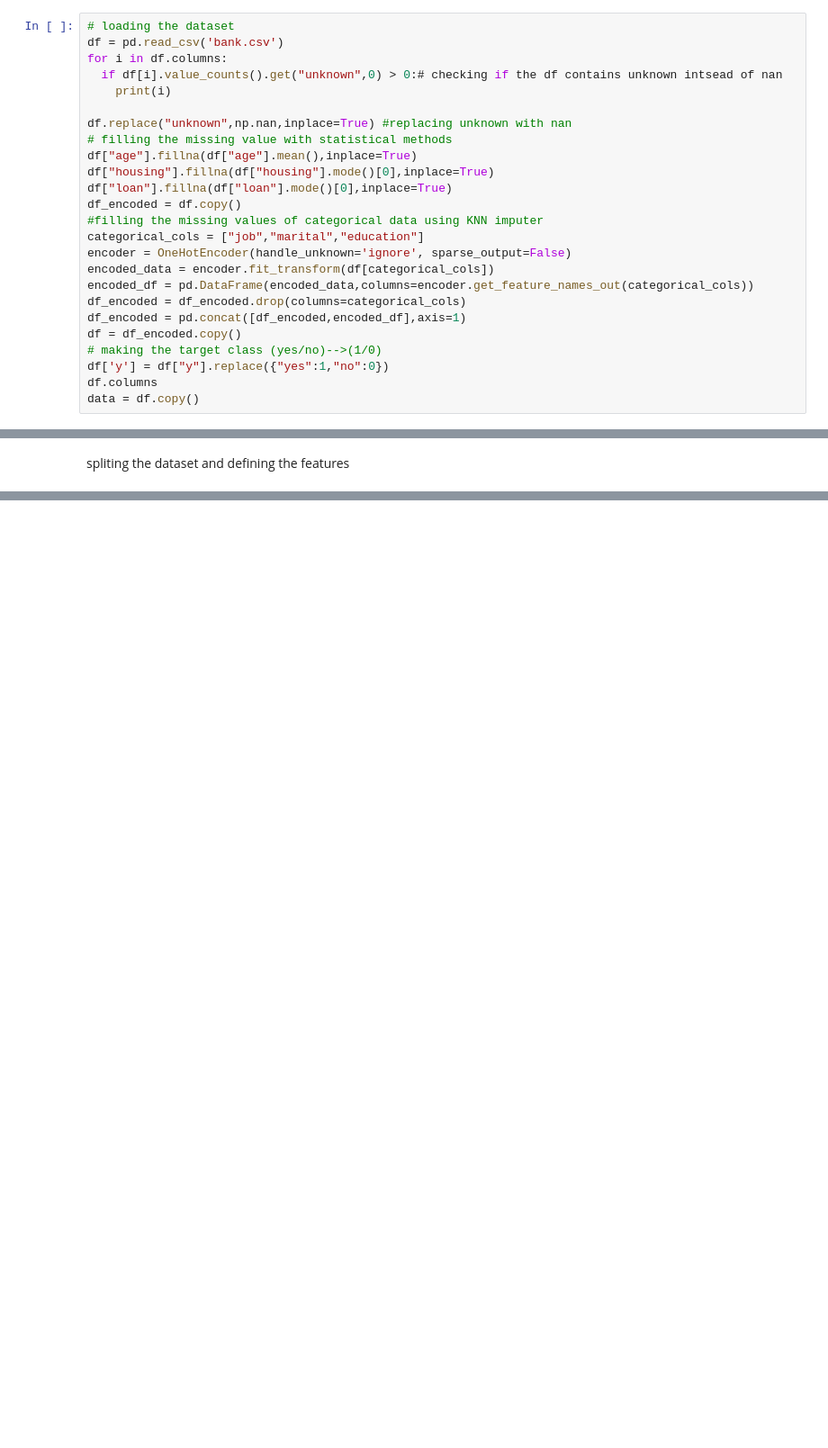
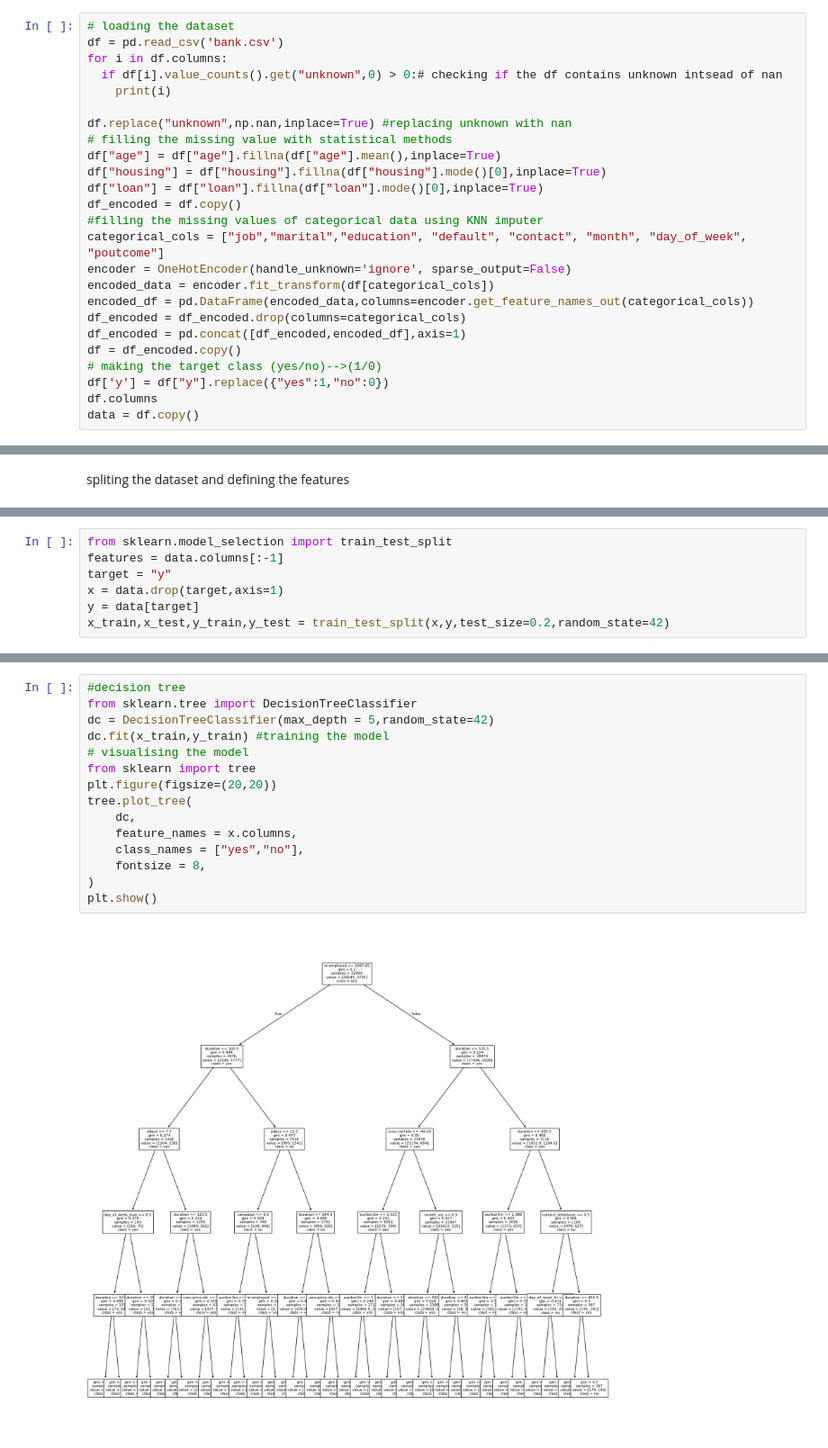
Before and after one commit to championcode2025/machine_learning, a Jupyter notebook: projects/bank_marketing_campaign/bank.ipynb, the cells around one changed output, grey strips where cells are left out. Shown at 90% size. Drawn from its saved outputs; the diff is of its cells as text; blank space fills up the shorter version.

Commit message:
trained decision tree classifier model

```diff
--- a/projects/bank_marketing_campaign/bank.ipynb
+++ b/projects/bank_marketing_campaign/bank.ipynb
@@ -19,12 +19,12 @@ for i in df.columns:
 
 df.replace("unknown",np.nan,inplace=True) #replacing unknown with nan
 # filling the missing value with statistical methods
-df["age"].fillna(df["age"].mean(),inplace=True)
-df["housing"].fillna(df["housing"].mode()[0],inplace=True)
-df["loan"].fillna(df["loan"].mode()[0],inplace=True)
+df["age"] = df["age"].fillna(df["age"].mean(),inplace=True)
+df["housing"] = df["housing"].fillna(df["housing"].mode()[0],inplace=True)
+df["loan"] = df["loan"].fillna(df["loan"].mode()[0],inplace=True)
 df_encoded = df.copy()
 #filling the missing values of categorical data using KNN imputer
-categorical_cols = ["job","marital","education"]
+categorical_cols = ["job","marital","education", "default", "contact", "month", "day_of_week", "poutcome"]
 encoder = OneHotEncoder(handle_unknown='ignore', sparse_output=False)
 encoded_data = encoder.fit_transform(df[categorical_cols])
 encoded_df = pd.DataFrame(encoded_data,columns=encoder.get_feature_names_out(categorical_cols))
@@ -66,0 +65,7 @@ from sklearn.model_selection import train_test_split
+# %%
+from sklearn.model_selection import train_test_split
+features = data.columns[:-1]
+target = "y"
+x = data.drop(target,axis=1)
+y = data[target]
+x_train,x_test,y_train,y_test = train_test_split(x,y,test_size=0.2,random_state=42)
@@ -66,0 +74,17 @@ from sklearn.model_selection import train_test_split
+# %%
+#decision tree
+from sklearn.tree import DecisionTreeClassifier
+dc = DecisionTreeClassifier(max_depth = 5,random_state=42)
+dc.fit(x_train,y_train) #training the model
+# visualising the model
+from sklearn import tree
+plt.figure(figsize=(20,20))
+tree.plot_tree(
+    dc,
+    feature_names = x.columns,
+    class_names = ["yes","no"],
+    fontsize = 8,
+)
+plt.show()
+# %% [output]
+[figure, added]
```
Also changed, not shown: parts of 3 cells of this notebook.
